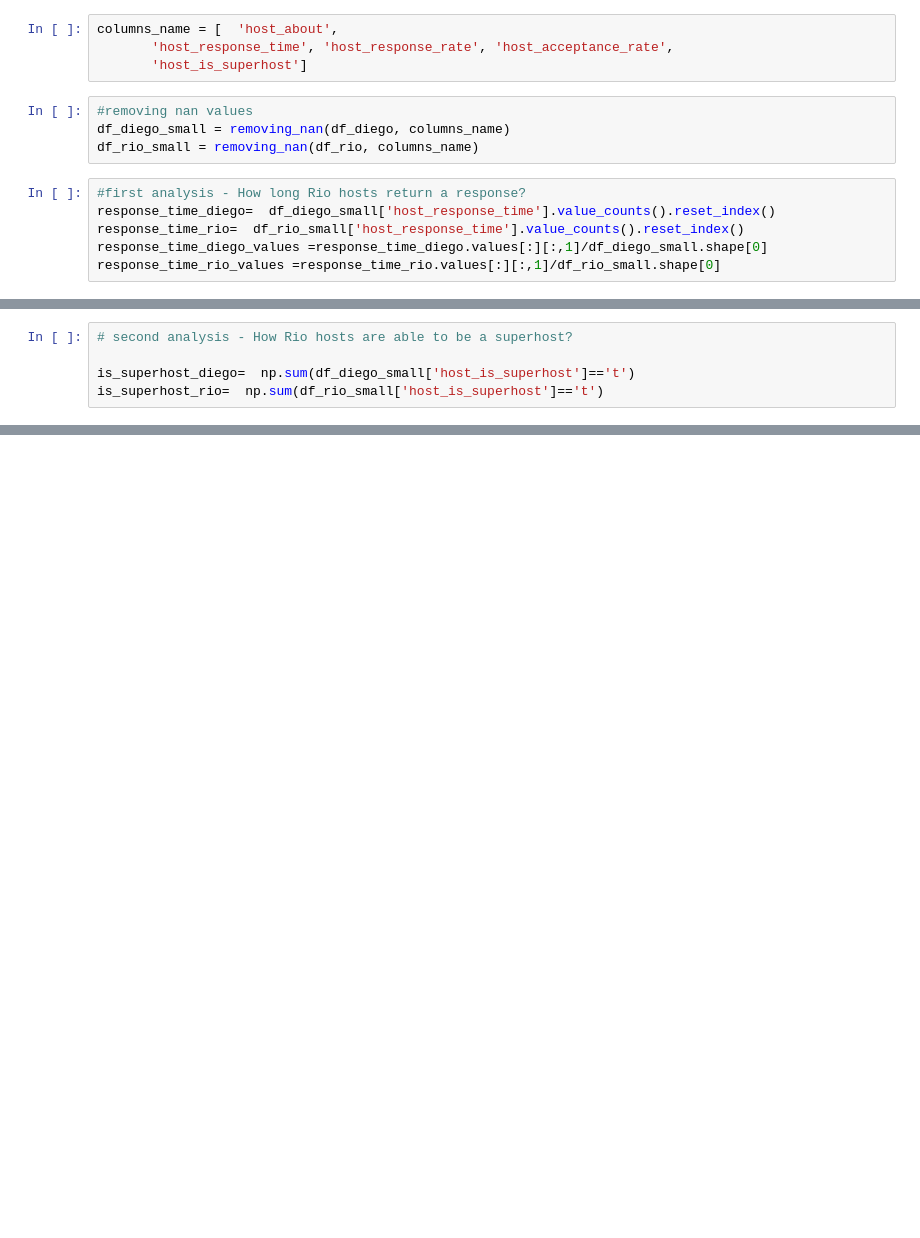
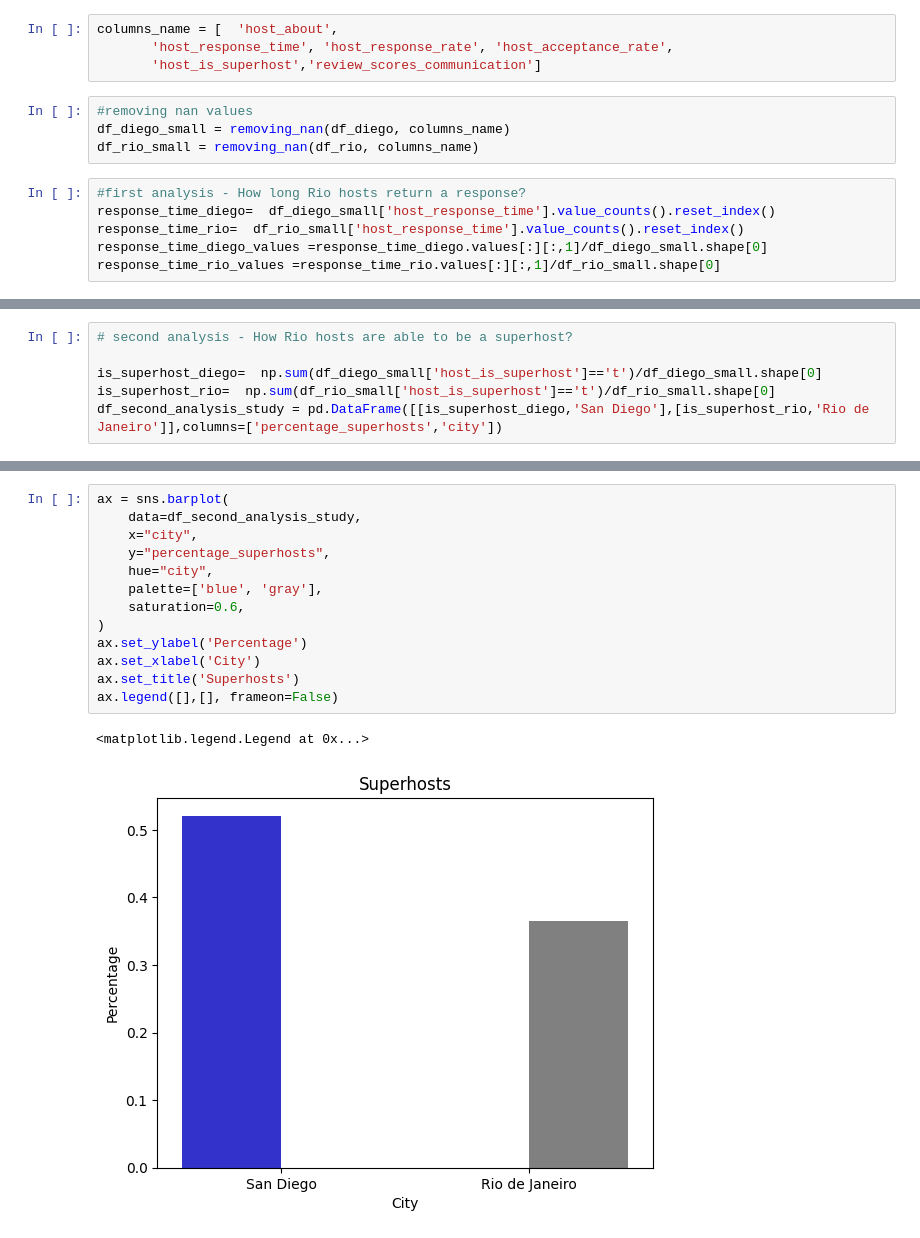
Before and after one commit to mulhermaonocodigo/data_science_introduction, a Jupyter notebook: airbnb_analysis.ipynb, the cells around one changed output, grey strips where cells are left out. Drawn from its saved outputs; the diff is of its cells as text; blank space fills up the shorter version.

```diff
--- a/airbnb_analysis.ipynb
+++ b/airbnb_analysis.ipynb
@@ -15,7 +49,7 @@ def removing_nan(df, columns_name):
 # %%
 columns_name = [  'host_about',
        'host_response_time', 'host_response_rate', 'host_acceptance_rate',
-       'host_is_superhost']
+       'host_is_superhost','review_scores_communication']
 # %%
 #removing nan values
 df_diego_small = removing_nan(df_diego, columns_name)
@@ -51,5 +117,6 @@ plt.title("Response time Rio de Janeiro");
 # %%
 # second analysis - How Rio hosts are able to be a superhost?
 
-is_superhost_diego=  np.sum(df_diego_small['host_is_superhost']=='t')
-is_superhost_rio=  np.sum(df_rio_small['host_is_superhost']=='t')
+is_superhost_diego=  np.sum(df_diego_small['host_is_superhost']=='t')/df_diego_small.shape[0]
+is_superhost_rio=  np.sum(df_rio_small['host_is_superhost']=='t')/df_rio_small.shape[0]
+df_second_analysis_study = pd.DataFrame([[is_superhost_diego,'San Diego'],[is_superhost_rio,'Rio de Janeiro']],columns=['percentage_superhosts','city'])
@@ -62,3 +129,19 @@ print(is_superhost_rio/df_rio_small.shape[0])
+# %%
+ax = sns.barplot(
+    data=df_second_analysis_study,
+    x="city",
+    y="percentage_superhosts",
+    hue="city",
+    palette=['blue', 'gray'],
+    saturation=0.6,
+)
+ax.set_ylabel('Percentage')
+ax.set_xlabel('City')
+ax.set_title('Superhosts')
+ax.legend([],[], frameon=False)
+# %% [output]
+<matplotlib.legend.Legend at 0x...>
+[figure, added]
 # %%
 # third analysis - How Rio hosts are accurate in response?
 percentage_of_host_response_rio = np.sum(df_rio_small['host_response_rate']=='100%')/df_rio_small.shape[0]
```
Also changed, not shown: parts of 25 cells of this notebook.
